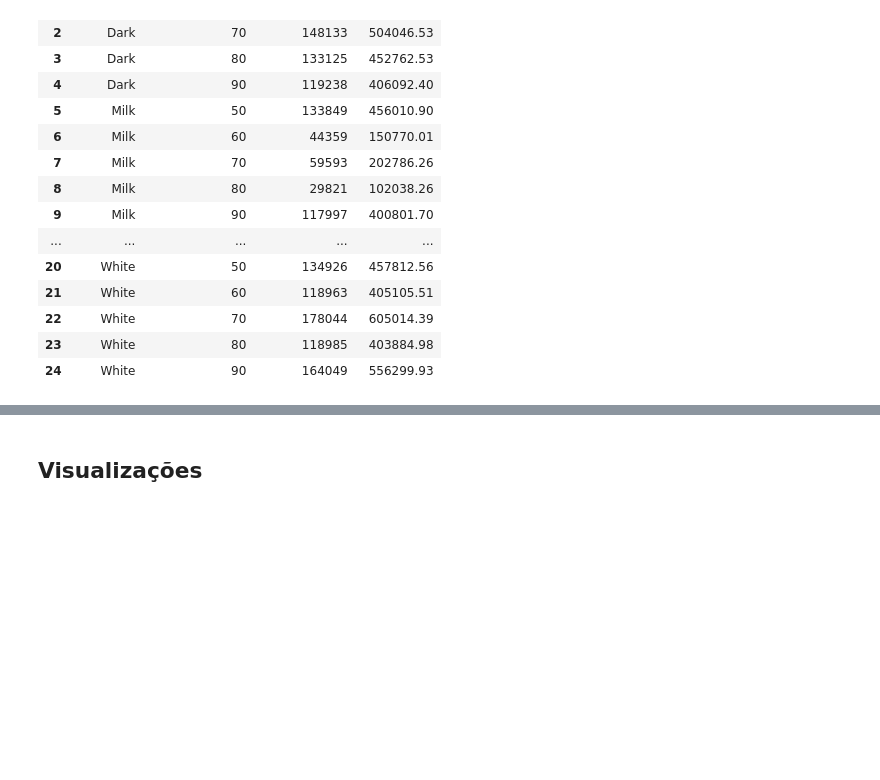
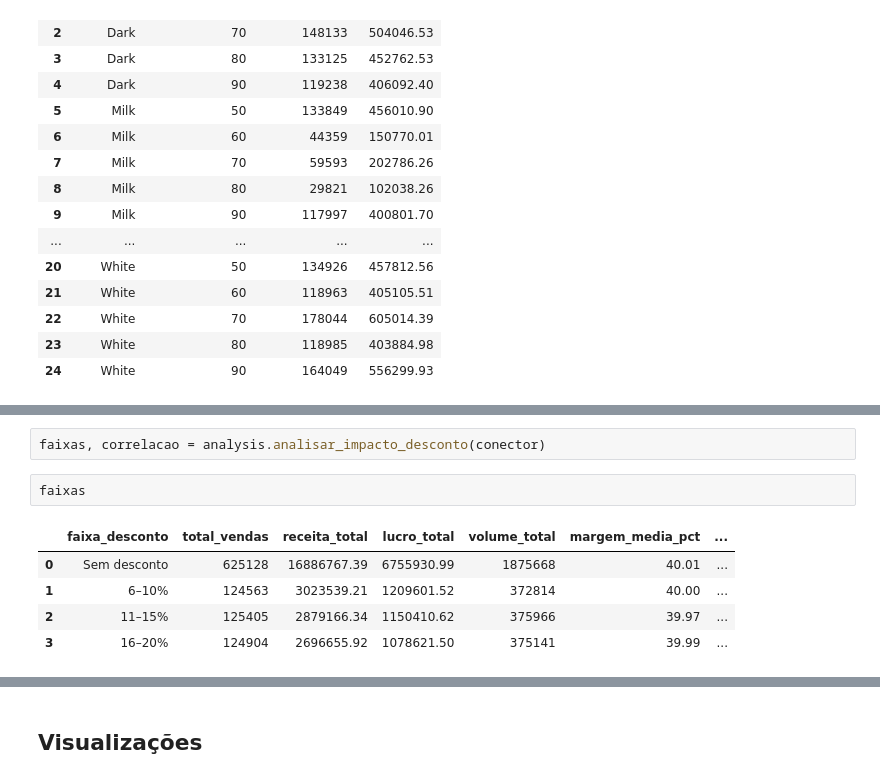
Before and after one commit to salvatoregx/pi4_aplicacoes_ciencia_de_dados, a Jupyter notebook: entregas.ipynb, the cells around one changed output, grey strips where cells are left out. Drawn from its saved outputs; the diff is of its cells as text; blank space fills up the shorter version.

```diff
--- a/entregas.ipynb
+++ b/entregas.ipynb
@@ -78,0 +171,10 @@ cacau
+# %%
+faixas, correlacao = analysis.analisar_impacto_desconto(conector)
+# %%
+faixas
+# %% [output]
+|  | faixa_desconto | total_vendas | receita_total | lucro_total | volume_total | margem_media_pct | ... |
+| 0 | Sem desconto | 625128 | 16886767.39 | 6755930.99 | 1875668 | 40.01 | ... |
+| 1 | 6–10% | 124563 | 3023539.21 | 1209601.52 | 372814 | 40.00 | ... |
+| 2 | 11–15% | 125405 | 2879166.34 | 1150410.62 | 375966 | 39.97 | ... |
+| 3 | 16–20% | 124904 | 2696655.92 | 1078621.50 | 375141 | 39.99 | ... |
```
Also changed, not shown: parts of 25 cells of this notebook, 1 other file.
